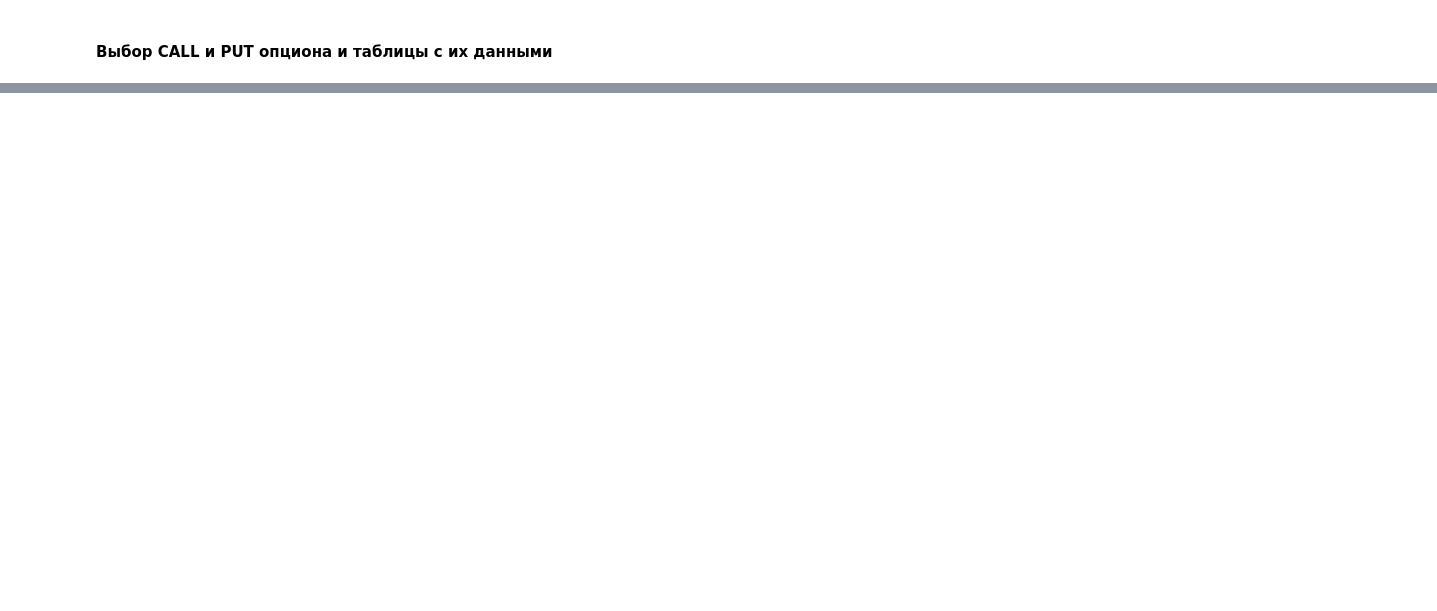
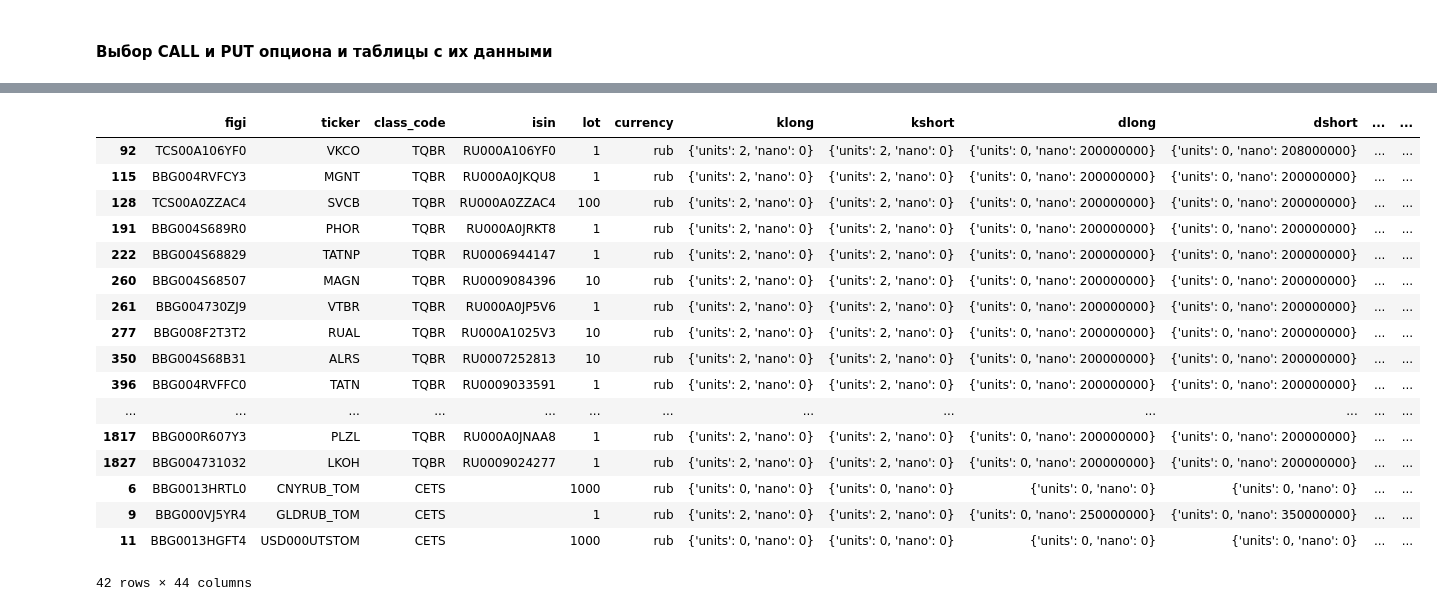
Before and after one commit to UncleVasyafromIzhevsk/TinvestOptions, a Jupyter notebook: educational_db.ipynb, the cells around one changed output, grey strips where cells are left out. Cells and saved outputs as stored; diff of their text form; code cells hidden in the pictures; blank space fills up the shorter version.

```diff
--- a/educational_db.ipynb
+++ b/educational_db.ipynb
@@ -2594,0 +2199,3 @@ be used. For more information on building and running Bokeh applications, see:
+# %%
+# Получаем опционы
+df_all_options = pd.DataFrame((await tin.tinGetOptionsAll()))
@@ -2595,2 +2224,38 @@ be used. For more information on building and running Bokeh applications, see:
 # %%
-show(bkapp)
+# И отфильтровываем их по дате(от сегодня до месяца вперёд)
+df_all_options = df_all_options[(
+    (df_all_options.expiration_date >= pd.to_datetime('today', utc=True))
+    & (
+        df_all_options.expiration_date <= pd.to_datetime('today', utc=True) + pd.to_timedelta(
+            '32 days')
+    )
+)]
+# %%
+# Получаем БА
+df_all_share_curr = pd.concat(
+        [(pd.DataFrame(await tin.tinGetSharesAll())), pd.DataFrame(await tin.tinGetCurrencyAll())]
+    )
+# %%
+# Фильтруем по наличаю опционов по позиционному uid
+df_all_share_curr = df_all_share_curr[df_all_share_curr.ticker.isin(set(df_all_options['basic_asset']))]
+# %%
+df_all_share_curr
+# %% [output]
+|  | figi | ticker | class_code | isin | lot | currency | klong | kshort | dlong | dshort | ... | ... |
+| 92 | TCS00A106YF0 | VKCO | TQBR | RU000A106YF0 | 1 | rub | {'units': 2, 'nano': 0} | {'units': 2, 'nano': 0} | {'units': 0, 'nano': 200000000} | {'units': 0, 'nano': 208000000} | ... | ... |
+| 115 | BBG004RVFCY3 | MGNT | TQBR | RU000A0JKQU8 | 1 | rub | {'units': 2, 'nano': 0} | {'units': 2, 'nano': 0} | {'units': 0, 'nano': 200000000} | {'units': 0, 'nano': 200000000} | ... | ... |
+| 128 | TCS00A0ZZAC4 | SVCB | TQBR | RU000A0ZZAC4 | 100 | rub | {'units': 2, 'nano': 0} | {'units': 2, 'nano': 0} | {'units': 0, 'nano': 200000000} | {'units': 0, 'nano': 200000000} | ... | ... |
+| 191 | BBG004S689R0 | PHOR | TQBR | RU000A0JRKT8 | 1 | rub | {'units': 2, 'nano': 0} | {'units': 2, 'nano': 0} | {'units': 0, 'nano': 200000000} | {'units': 0, 'nano': 200000000} | ... | ... |
+| 222 | BBG004S68829 | TATNP | TQBR | RU0006944147 | 1 | rub | {'units': 2, 'nano': 0} | {'units': 2, 'nano': 0} | {'units': 0, 'nano': 200000000} | {'units': 0, 'nano': 200000000} | ... | ... |
+| 260 | BBG004S68507 | MAGN | TQBR | RU0009084396 | 10 | rub | {'units': 2, 'nano': 0} | {'units': 2, 'nano': 0} | {'units': 0, 'nano': 200000000} | {'units': 0, 'nano': 200000000} | ... | ... |
+| 261 | BBG004730ZJ9 | VTBR | TQBR | RU000A0JP5V6 | 1 | rub | {'units': 2, 'nano': 0} | {'units': 2, 'nano': 0} | {'units': 0, 'nano': 200000000} | {'units': 0, 'nano': 200000000} | ... | ... |
+| 277 | BBG008F2T3T2 | RUAL | TQBR | RU000A1025V3 | 10 | rub | {'units': 2, 'nano': 0} | {'units': 2, 'nano': 0} | {'units': 0, 'nano': 200000000} | {'units': 0, 'nano': 200000000} | ... | ... |
+| 350 | BBG004S68B31 | ALRS | TQBR | RU0007252813 | 10 | rub | {'units': 2, 'nano': 0} | {'units': 2, 'nano': 0} | {'units': 0, 'nano': 200000000} | {'units': 0, 'nano': 200000000} | ... | ... |
+| 396 | BBG004RVFFC0 | TATN | TQBR | RU0009033591 | 1 | rub | {'units': 2, 'nano': 0} | {'units': 2, 'nano': 0} | {'units': 0, 'nano': 200000000} | {'units': 0, 'nano': 200000000} | ... | ... |
+| ... | ... | ... | ... | ... | ... | ... | ... | ... | ... | ... | ... | ... |
+| 1817 | BBG000R607Y3 | PLZL | TQBR | RU000A0JNAA8 | 1 | rub | {'units': 2, 'nano': 0} | {'units': 2, 'nano': 0} | {'units': 0, 'nano': 200000000} | {'units': 0, 'nano': 200000000} | ... | ... |
+| 1827 | BBG004731032 | LKOH | TQBR | RU0009024277 | 1 | rub | {'units': 2, 'nano': 0} | {'units': 2, 'nano': 0} | {'units': 0, 'nano': 200000000} | {'units': 0, 'nano': 200000000} | ... | ... |
+| 6 | BBG0013HRTL0 | CNYRUB_TOM | CETS |  | 1000 | rub | {'units': 0, 'nano': 0} | {'units': 0, 'nano': 0} | {'units': 0, 'nano': 0} | {'units': 0, 'nano': 0} | ... | ... |
+| 9 | BBG000VJ5YR4 | GLDRUB_TOM | CETS |  | 1 | rub | {'units': 2, 'nano': 0} | {'units': 2, 'nano': 0} | {'units': 0, 'nano': 250000000} | {'units': 0, 'nano': 350000000} | ... | ... |
+| 11 | BBG0013HGFT4 | USD000UTSTOM | CETS |  | 1000 | rub | {'units': 0, 'nano': 0} | {'units': 0, 'nano': 0} | {'units': 0, 'nano': 0} | {'units': 0, 'nano': 0} | ... | ... |
+42 rows × 44 columns
```
Also changed, not shown: parts of 8 cells of this notebook, 1 other file.
